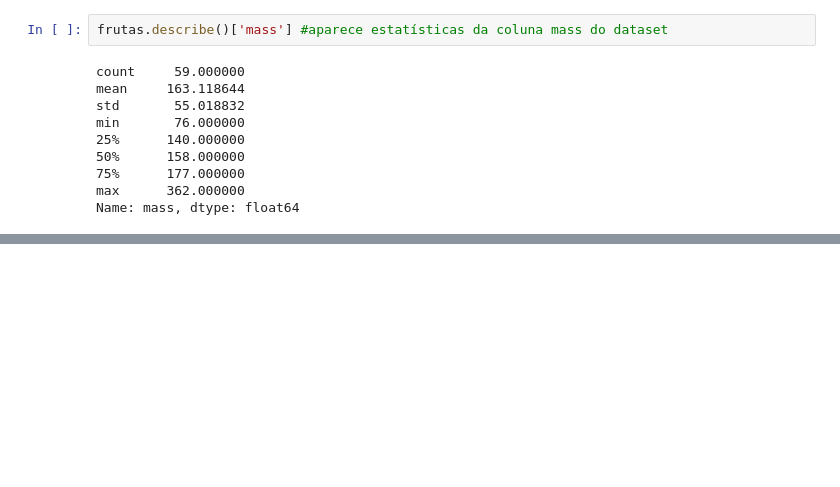
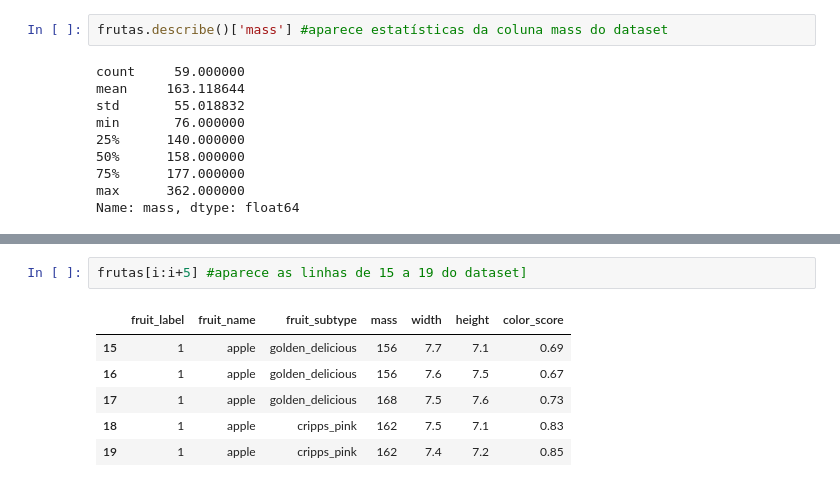
Before and after one commit to engcriscunha/Curso-Machine-Learning-DELL, a Jupyter notebook: fruits.ipynb, the cells around one changed output, grey strips where cells are left out. Saved outputs shown, nothing was run; the diff lists cells and outputs as text; blank space fills up the shorter version.

```diff
--- a/fruits.ipynb
+++ b/fruits.ipynb
@@ -85,0 +150,9 @@ Name: mass, dtype: float64
+# %%
+frutas[i:i+5] #aparece as linhas de 15 a 19 do dataset]
+# %% [output]
+|  | fruit_label | fruit_name | fruit_subtype | mass | width | height | color_score |
+| 15 | 1 | apple | golden_delicious | 156 | 7.7 | 7.1 | 0.69 |
+| 16 | 1 | apple | golden_delicious | 156 | 7.6 | 7.5 | 0.67 |
+| 17 | 1 | apple | golden_delicious | 168 | 7.5 | 7.6 | 0.73 |
+| 18 | 1 | apple | cripps_pink | 162 | 7.5 | 7.1 | 0.83 |
+| 19 | 1 | apple | cripps_pink | 162 | 7.4 | 7.2 | 0.85 |
```
Also changed, not shown: parts of 6 cells of this notebook.
